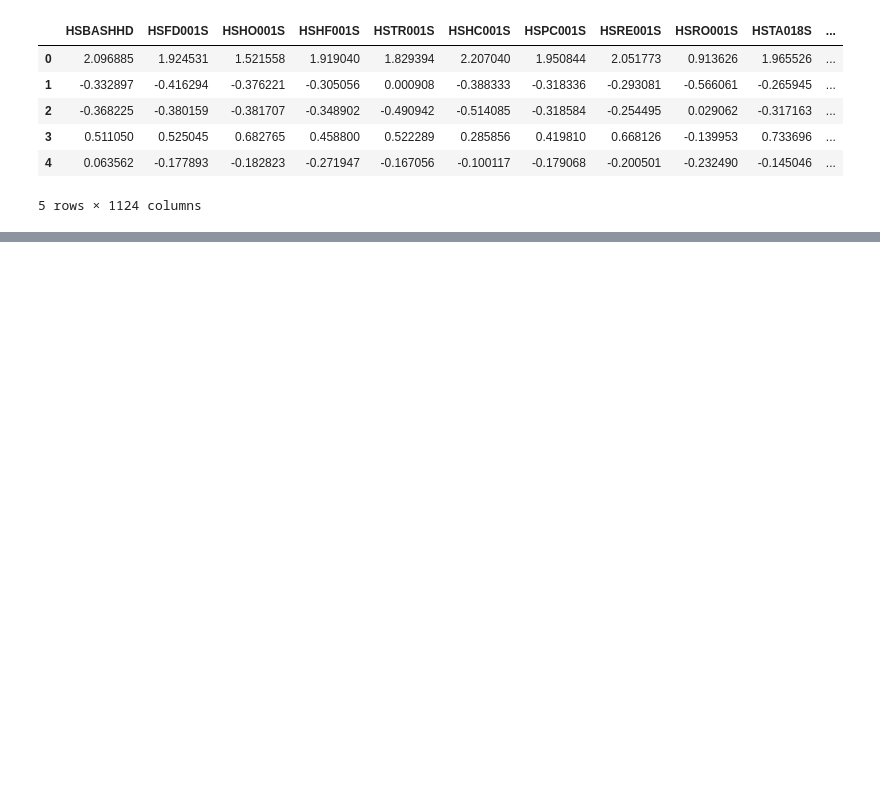
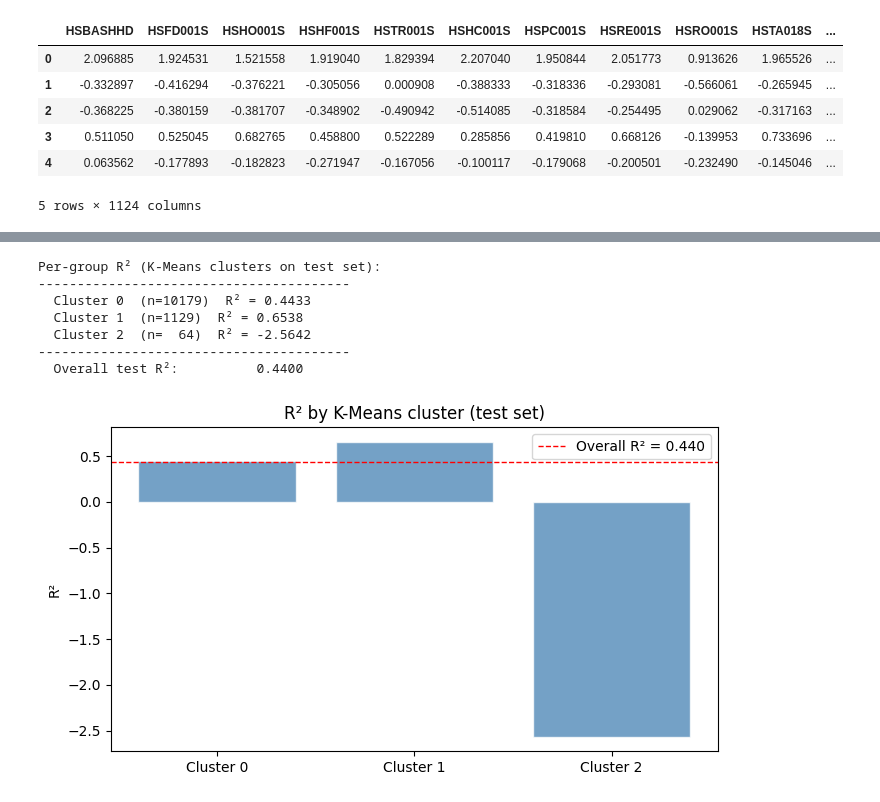
Before and after one commit to Astru5/DS3000, a Jupyter notebook: notebooks/supervised_learning.ipynb, the cells around one changed output, grey strips where cells are left out. Saved outputs shown, nothing was run; the diff lists cells and outputs as text; code cells hidden in the pictures; blank space fills up the shorter version.

```diff
--- a/notebooks/supervised_learning.ipynb
+++ b/notebooks/supervised_learning.ipynb
@@ -37,6 +52,7 @@ X_test = data['X_test']
 y_train = data['y_train']
 y_test = data['y_test']
 k_means_labels = data['K_means_labels']
+k_means_model = data['K_means_model']
 # %%
 # show data
 
@@ -192,7 +213,7 @@ print("Best params:", best_params)
 # %%
 # save the model and parameters
-with open('../data/processed/elasticnet_model.pkl', 'wb') as f:
-    pickle.dump({'best_model': best_model, 'best_params': best_params}, f)
+# with open('../data/processed/elasticnet_model.pkl', 'wb') as f:
+#     pickle.dump({'best_model': best_model, 'best_params': best_params}, f)
 # %%
 # load the model and parameters
 with open('../data/processed/elasticnet_model.pkl', 'rb') as f:
@@ -299,42 +327,47 @@ Scatterplot interpretation:
 # %%
 # ============================================================
-# STEP 3a-vi â€” Per K-Means group RÂ²
+# STEP 3a-vi – Per K-Means group R²
 # ============================================================
 
-# 'kmeans_labels_test' should be a 1-D array/Series of integer cluster IDs
-# aligned with X_test and y_test. Rename if yours is called something different.
-# e.g. if you stored them as 'labels_test', replace the name below.
+kmeans_labels_test = k_means_model.predict(X_test_scaled.values)
 
-kmeans_labels_test = np.array(k_means_labels)   # ensure it is a numpy array
-
-unique_labels = np.unique(k_means_labels)
-print("\nPer-group RÂ² (K-Means clusters on test set):")
+unique_labels = sorted(set(kmeans_labels_test))
+print("Per-group R² (K-Means clusters on test set):")
 print("-" * 40)
 
-group_r2 = {}   # store results for comparison
+group_r2 = {}
 
 for label in unique_labels:
-    mask = k_means_labels == label          # boolean mask for this cluster
+    mask = kmeans_labels_test == label
     r2_group = r2_score(y_test_arr[mask], y_pred_arr[mask])
     group_r2[label] = r2_group
     n_group = mask.sum()
-    print(f"  Cluster {label}  (n={n_group:4d})  RÂ² = {r2_group:.4f}")
+    print(f"  Cluster {label}  (n={n_group:4d})  R² = {r2_group:.4f}")
 
 print("-" * 40)
-print(f"  Overall test RÂ²:          {r2_test:.4f}")
+print(f"  Overall test R²:          {r2_test:.4f}")
 
-# --- Quick bar chart for visual comparison ---
+# --- Quick bar chart ---
 fig2, ax2 = plt.subplots(figsize=(7, 4))
 labels_sorted = sorted(group_r2.keys())
 r2_vals = [group_r2[k] for k in labels_sorted]
 
-ax2.bar([f'Cluster {k}' for k in labels_sorted], r2_vals,
-        color='steelblue', alpha=0.75, edgecolor='white')
-ax2.axhline(r2_test, color='red', linestyle='--', linewidth=1, label=f'Overall RÂ² = {r2_test:.3f}')
-ax2.set_ylabel('RÂ²')
-ax2.set_title('RÂ² by K-Means cluster (test set)')
+ax2.bar([f"Cluster {k}" for k in labels_sorted], r2_vals,
+        color="steelblue", alpha=0.75, edgecolor="white")
+ax2.axhline(r2_test, color="red", linestyle="--", linewidth=1, label=f"Overall R² = {r2_test:.3f}")
+ax2.set_ylabel("R²")
+ax2.set_title("R² by K-Means cluster (test set)")
 ax2.legend()
 plt.tight_layout()
 plt.show()
+# %% [output]
+Per-group R² (K-Means clusters on test set):
+----------------------------------------
+  Cluster 0  (n=10179)  R² = 0.4433
+  Cluster 1  (n=1129)  R² = 0.6538
+  Cluster 2  (n=  64)  R² = -2.5642
+----------------------------------------
+  Overall test R²:          0.4400
+[figure, added]
 # %%
 # ============================================================
```
Also changed, not shown: parts of 14 cells of this notebook.
